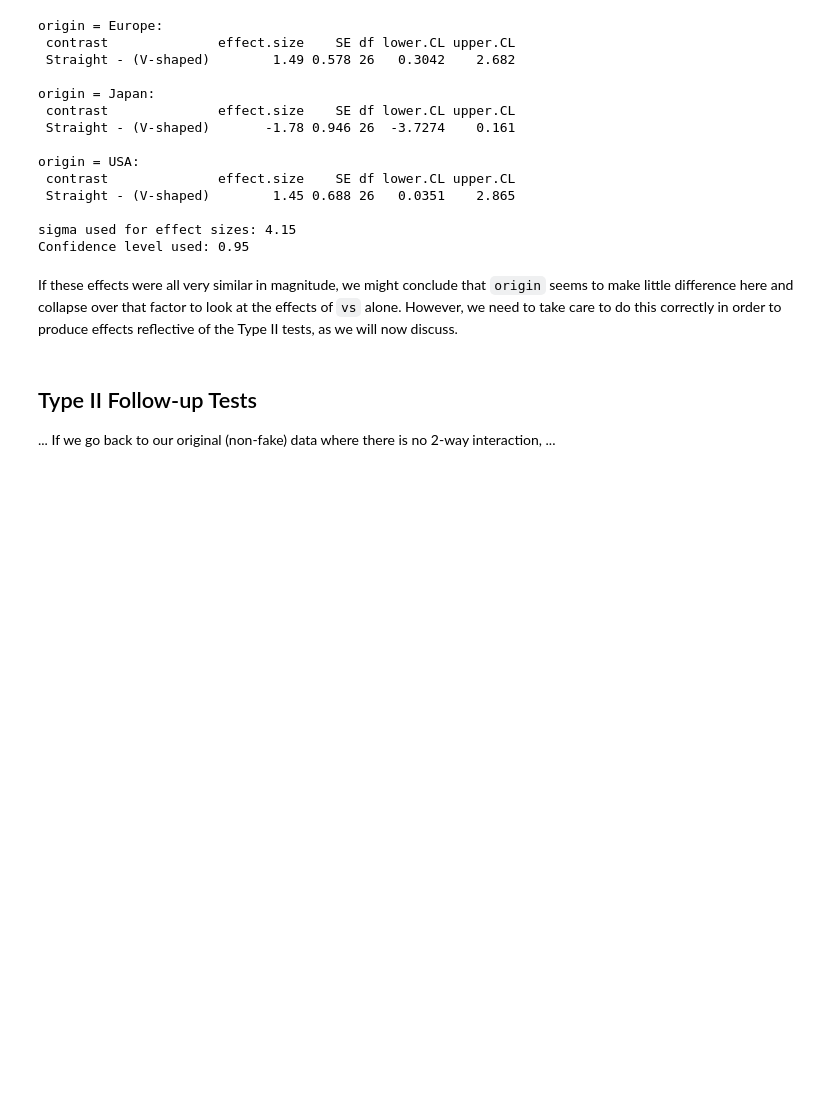
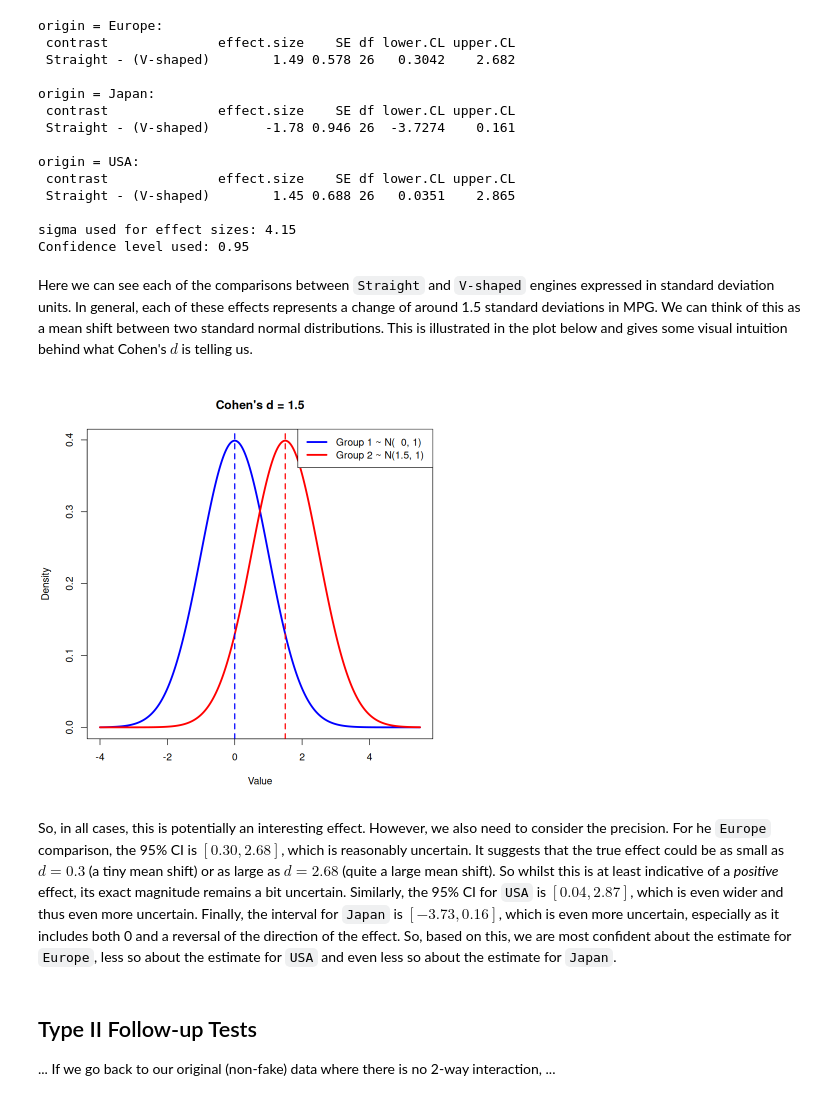
Before and after one commit to PCHN63101-Advanced-Data-Skills/Final-Linear-Model-Topics, a Jupyter notebook: _build/jupyter_execute/3.advanced-emmeans.ipynb, the cells around one changed output. Saved outputs shown, nothing was run; the diff lists cells and outputs as text; code cells hidden in the pictures; blank space fills up the shorter version.

```diff
--- a/_build/jupyter_execute/3.advanced-emmeans.ipynb
+++ b/_build/jupyter_execute/3.advanced-emmeans.ipynb
@@ -173,8 +201,45 @@ origin = USA:
 
 sigma used for effect sizes: 4.15
 Confidence level used: 0.95
+# %% [markdown]
+Here we can see each of the comparisons between `Straight` and `V-shaped` engines expressed in standard deviation units. In general, each of these effects represents a change of around 1.5 standard deviations in MPG. We can think of this as a mean shift between two standard normal distributions. This is illustrated in the plot below and gives some visual intuition behind what Cohen's $d$ is telling us.
+# %%
+#========================================================================================#
+# Use this function to visualise any value of Cohen's d
+#========================================================================================#
+plot.cohens.d <- function(d){
+    # Sequence of x values covering both distributions
+    if (d < 0){
+        x <- seq(-4+d, 4,   length.out=1000)
+    } else {
+        x <- seq(-4,   4+d, length.out=1000)
+    }
+
+    # Standard normal
+    y1 <- dnorm(x, mean=0, sd=1)
+
+    # Shifted normal
+    y2 <- dnorm(x, mean=d, sd=1)
+
+    # Plot
+    plot(x, y1, type="l", lwd=3, col="blue", xlab="Value", ylab="Density",
+        main=paste0("Cohen's d = ",d))
+
+    lines(x, y2, lwd=3, col="red")
+
+    # Add vertical lines at the means
+    abline(v=0, lwd=2, col="blue", lty=2)
+    abline(v=d, lwd=2, col="red",  lty=2)
+
+    legend("topright", legend=c("Group 1 ~ N(  0, 1)", paste0("Group 2 ~ N(",d,", 1)")),
+           col=c("blue","red"), lwd=3)
+}
+
+plot.cohens.d(1.5)
+# %% [output]
+[figure, added]
 # %% [markdown]
-If these effects were all very similar in magnitude, we might conclude that `origin` seems to make little difference here and collapse over that factor to look at the effects of `vs` alone. However, we need to take care to do this correctly in order to produce effects reflective of the Type II tests, as we will now discuss.
+So, in all cases, this is potentially an interesting effect. However, we also need to consider the precision. For he `Europe` comparison, the 95% CI is $[0.30,2.68]$, which is reasonably uncertain. It suggests that the true effect could be as small as $d=0.3$ (a tiny mean shift) or as large as $d=2.68$ (quite a large mean shift). So whilst this is at least indicative of a *positive* effect, its exact magnitude remains a bit uncertain. Similarly, the 95% CI for `USA` is $[0.04,2.87]$, which is even wider and thus even more uncertain. Finally, the interval for `Japan` is $[-3.73,0.16]$, which is even more uncertain, especially as it includes both 0 and a reversal of the direction of the effect. So, based on this, we are most confident about the estimate for `Europe`, less so about the estimate for `USA` and even less so about the estimate for `Japan`.
 # %% [markdown]
 ## Type II Follow-up Tests
 ... If we go back to our original (non-fake) data where there is no 2-way interaction, ...
```
Also changed, not shown: parts of 16 cells of this notebook, 7 other files.
